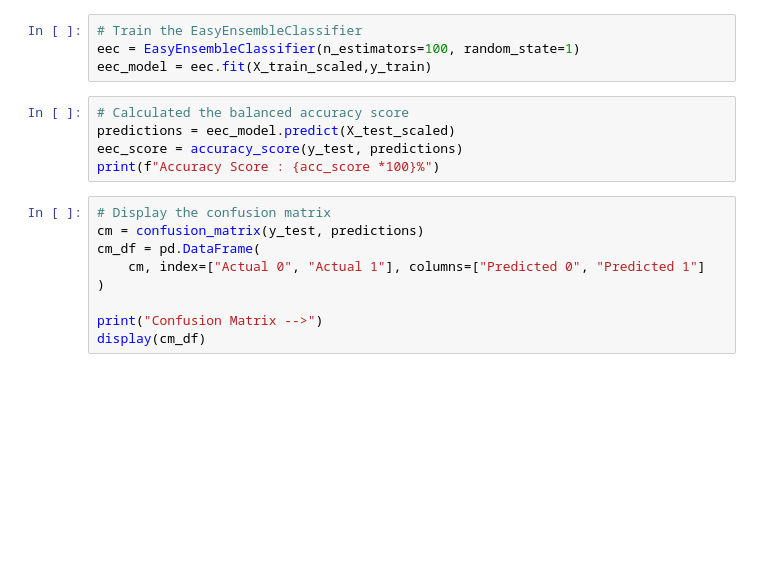
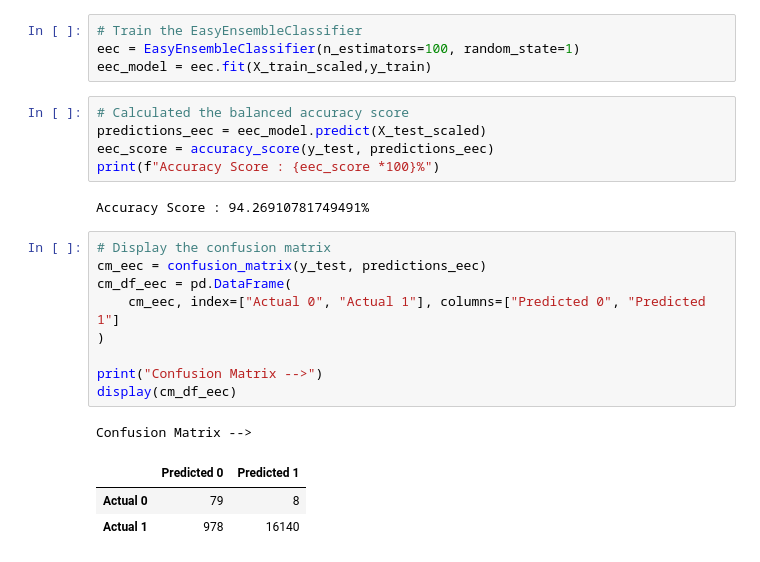
Before and after one commit to bcifuen1/assignment7, a Jupyter notebook: Homework/Starter_Code/credit_risk_ensemble.ipynb, the cells around one changed output. Cells and saved outputs as stored; diff of their text form; blank space fills up the shorter version.

```diff
--- a/Homework/Starter_Code/credit_risk_ensemble.ipynb
+++ b/Homework/Starter_Code/credit_risk_ensemble.ipynb
@@ -165,18 +239,25 @@ eec = EasyEnsembleClassifier(n_estimators=100, random_state=1)
 eec_model = eec.fit(X_train_scaled,y_train)
 # %%
 # Calculated the balanced accuracy score
-predictions = eec_model.predict(X_test_scaled)
-eec_score = accuracy_score(y_test, predictions)
-print(f"Accuracy Score : {acc_score *100}%")
+predictions_eec = eec_model.predict(X_test_scaled)
+eec_score = accuracy_score(y_test, predictions_eec)
+print(f"Accuracy Score : {eec_score *100}%")
+# %% [output]
+Accuracy Score : 94.26910781749491%
 # %%
 # Display the confusion matrix
-cm = confusion_matrix(y_test, predictions)
-cm_df = pd.DataFrame(
-    cm, index=["Actual 0", "Actual 1"], columns=["Predicted 0", "Predicted 1"]
+cm_eec = confusion_matrix(y_test, predictions_eec)
+cm_df_eec = pd.DataFrame(
+    cm_eec, index=["Actual 0", "Actual 1"], columns=["Predicted 0", "Predicted 1"]
 )
 
 print("Confusion Matrix -->")
-display(cm_df)
+display(cm_df_eec)
+# %% [output]
+Confusion Matrix -->
+|  | Predicted 0 | Predicted 1 |
+| Actual 0 | 79 | 8 |
+| Actual 1 | 978 | 16140 |
 # %%
 # Print the imbalanced classification report
 print("Classification Report -->")
```
Also changed, not shown: parts of 11 cells of this notebook, 2 other files.
